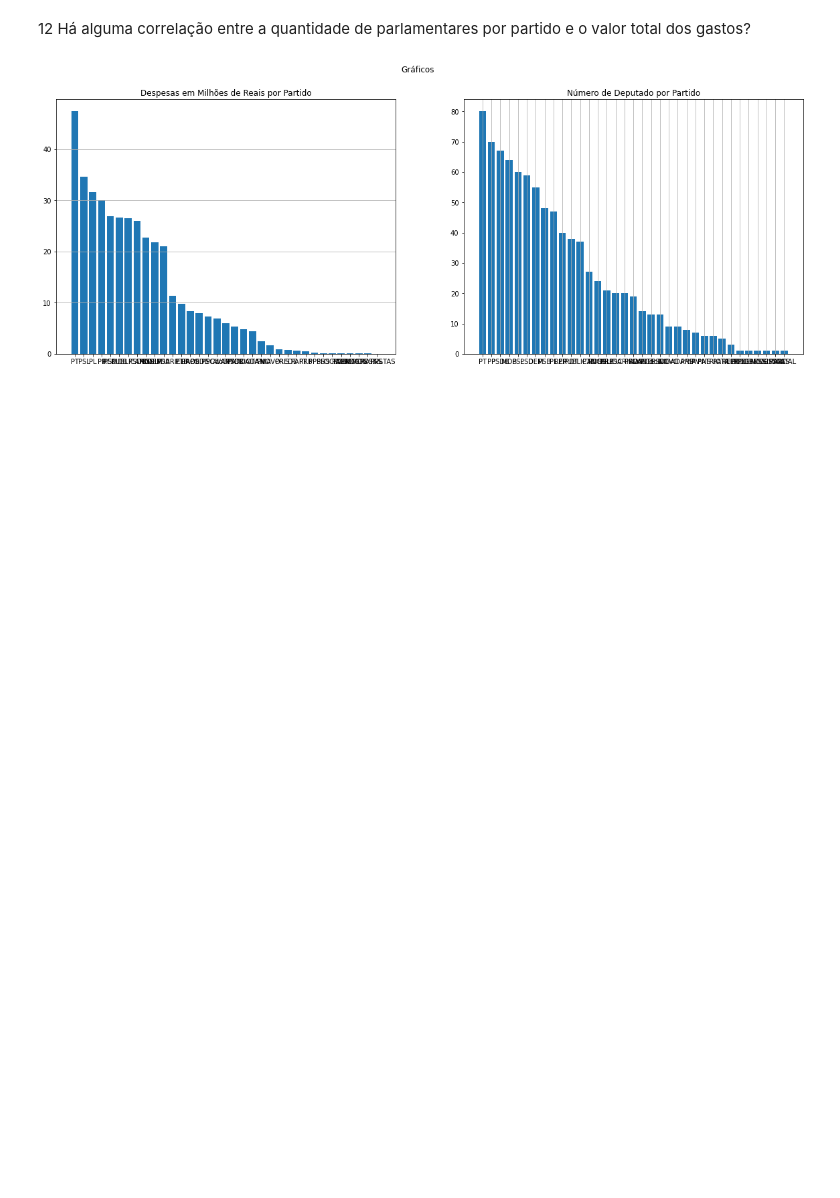
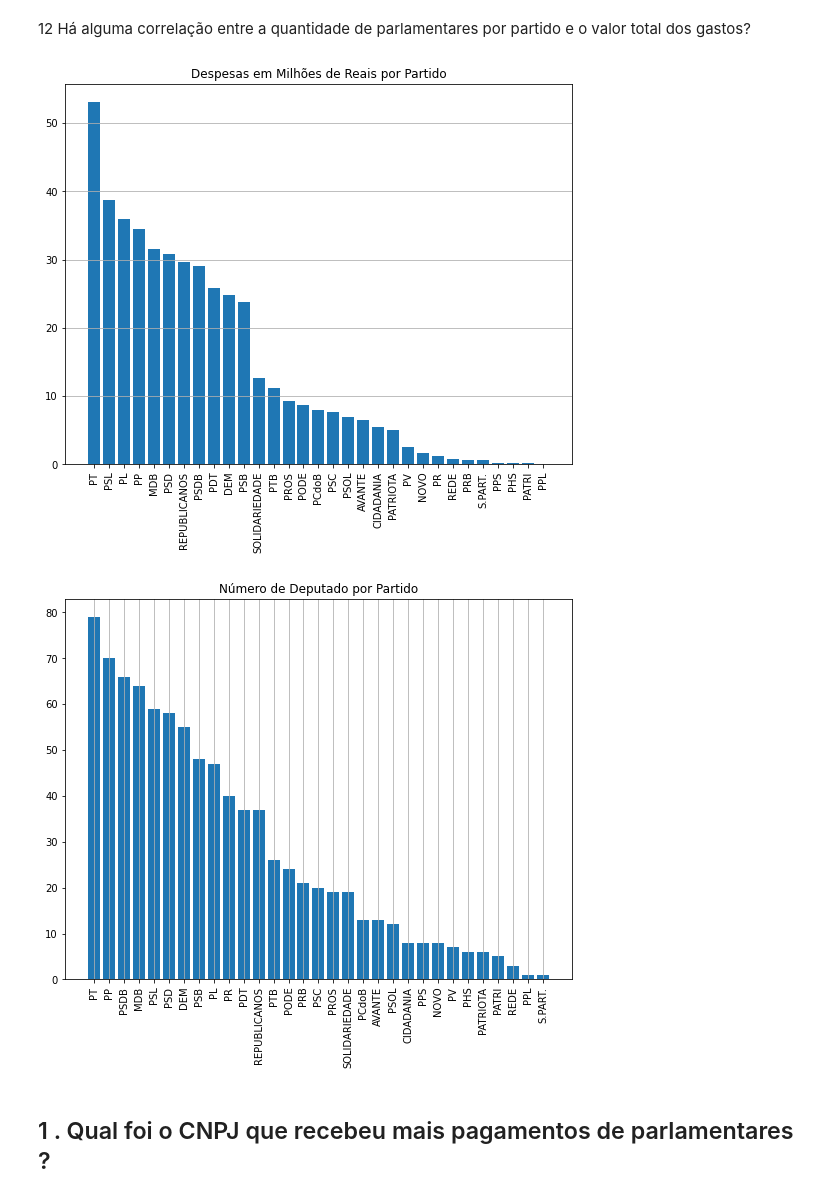
Before and after one commit to Sartorio12/Projeto_Modulo_5, a Jupyter notebook: notebook1.ipynb, the cells around one changed output. Drawn from its saved outputs; the diff is of its cells as text; code cells hidden in the pictures; blank space fills up the shorter version.

```diff
--- a/notebook1.ipynb
+++ b/notebook1.ipynb
@@ -1023,19 +1029,24 @@ maximo = parlamentares_uf['Quantidade De Representantes'].max()
 # %%
 y = np.array(gastos_uftotal['Valor_Total']/1000000)
 x = np.array(gastos_uftotal.sgPartido)
 plt.figure(figsize=(20,7))
 plt.subplot(1,2,1)
+plt.xticks(gastos_uftotal.index, rotation = 90)
 plt.grid(axis= 'y')
 plt.bar(x,y)
 plt.title('Despesas em Milhões de Reais por Partido')
 
 x = np.array(parlamentares_uf.sgPartido)
 y = np.array(parlamentares_uf['Quantidade De Representantes'])
+plt.figure(figsize=(20,7))
 plt.subplot(1,2,2)
+plt.xticks(parlamentares_uf.index, rotation = 90)
 plt.bar(x,y)
 plt.grid(axis= 'x')
 plt.title('Número de Deputado por Partido')
-plt.suptitle('Gráficos')
 plt.show()
 # %% [output]
-[figure, old version]
+[figure, new version]
+[figure, added]
+# %% [markdown]
+## 1 . Qual foi o CNPJ que recebeu mais pagamentos de parlamentares ?
```
Also changed, not shown: parts of 18 cells of this notebook.
